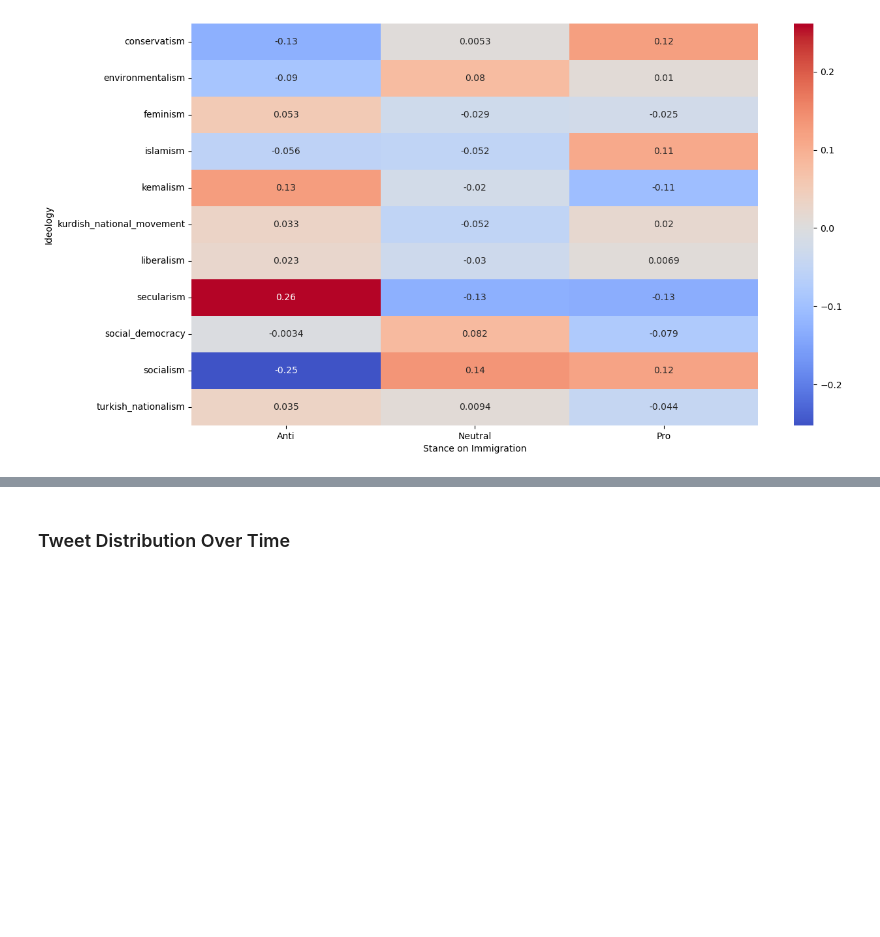
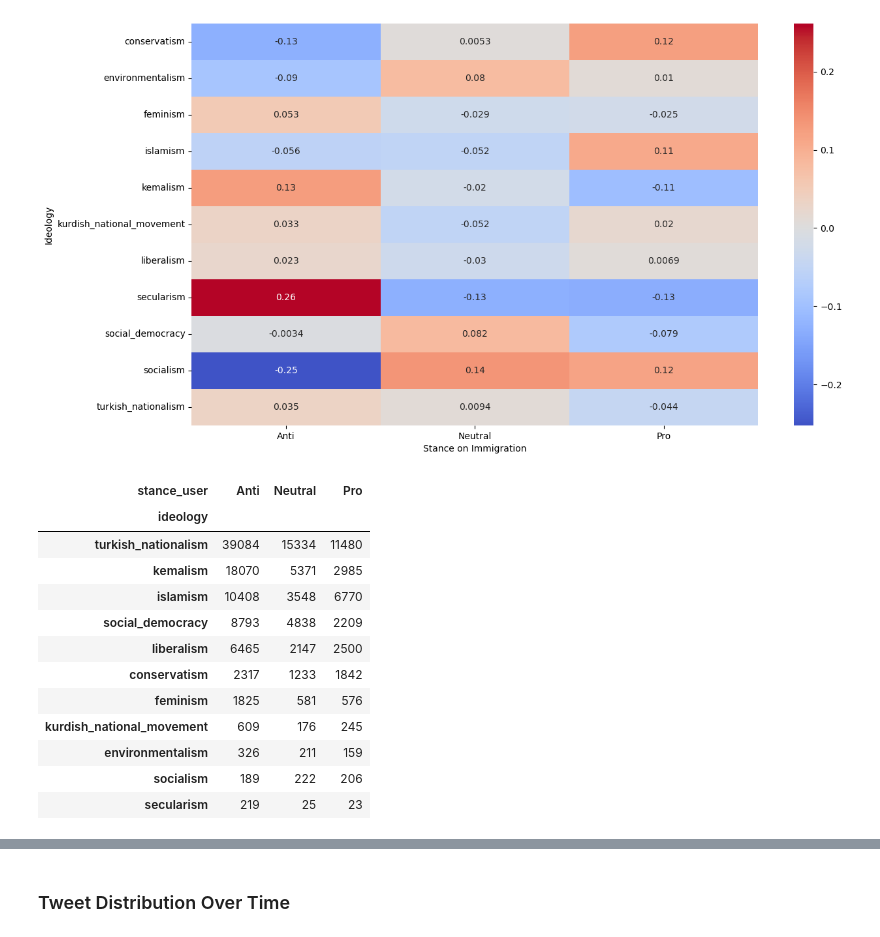
Before and after one commit to AlkanCan/ideology-emotion-interaction-effect-on-anti-immigrant-stance, a Jupyter notebook: Descriptive_Statistics_Visualization.ipynb, the cells around one changed output, grey strips where cells are left out. Cells and saved outputs as stored; diff of their text form; code cells hidden in the pictures; blank space fills up the shorter version.

```diff
--- a/Descriptive_Statistics_Visualization.ipynb
+++ b/Descriptive_Statistics_Visualization.ipynb
@@ -788,3 +959,19 @@ plt.ylabel('Ideology')
 plt.show()
 # %% [output]
 [figure]
+# %%
+user_stance_counts_by_ideology
+# %% [output]
+| stance_user | Anti | Neutral | Pro |
+| ideology |  |  |  |
+| turkish_nationalism | 39084 | 15334 | 11480 |
+| kemalism | 18070 | 5371 | 2985 |
+| islamism | 10408 | 3548 | 6770 |
+| social_democracy | 8793 | 4838 | 2209 |
+| liberalism | 6465 | 2147 | 2500 |
+| conservatism | 2317 | 1233 | 1842 |
+| feminism | 1825 | 581 | 576 |
+| kurdish_national_movement | 609 | 176 | 245 |
+| environmentalism | 326 | 211 | 159 |
+| socialism | 189 | 222 | 206 |
+| secularism | 219 | 25 | 23 |
```
Also changed, not shown: parts of 16 cells of this notebook.
